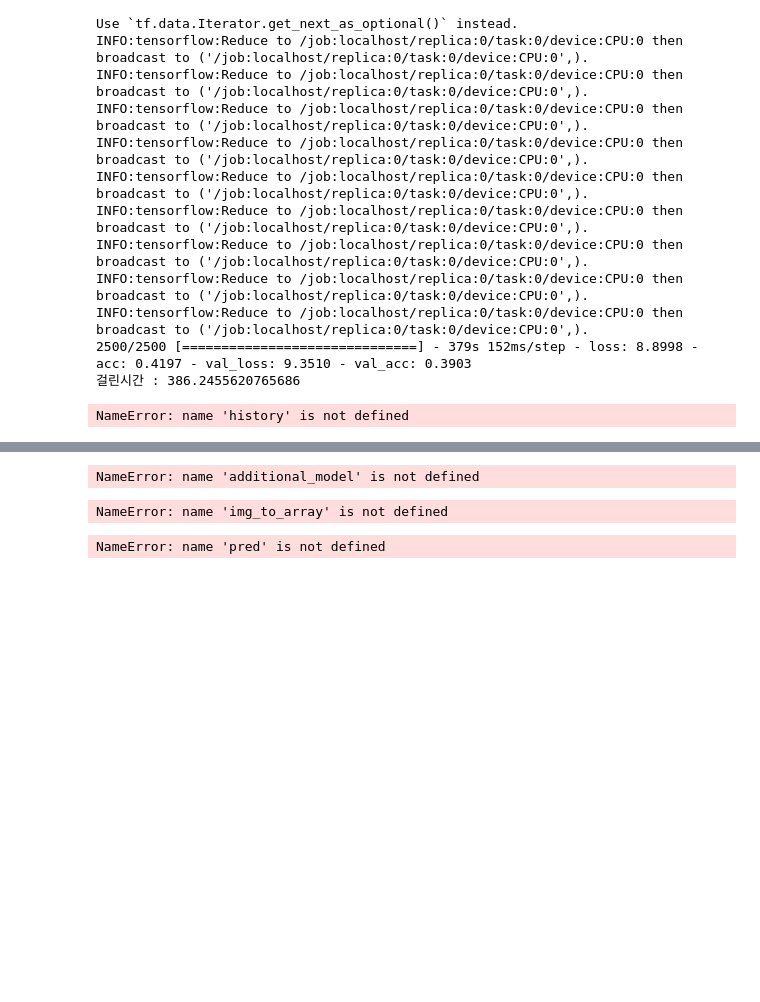
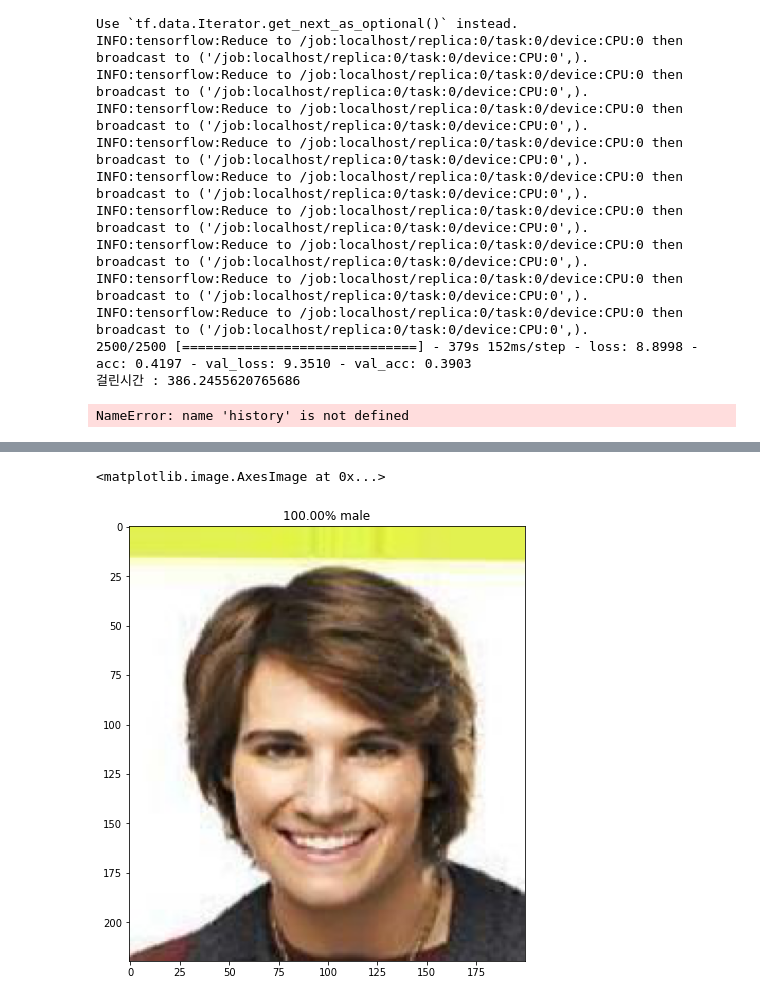
Before and after one commit to fishduke/ImageTraining, a Jupyter notebook: Check_gender/Densenet.ipynb, the cells around one changed output, grey strips where cells are left out. Saved outputs shown, nothing was run; the diff lists cells and outputs as text; code cells hidden in the pictures; blank space fills up the shorter version.

```diff
--- a/Check_gender/Densenet.ipynb
+++ b/Check_gender/Densenet.ipynb
@@ -125,23 +124,18 @@ NameError: name 'test_datagen' is not defined
 # %%
-output = additional_model.predict_generator(test_set, steps=1)
+output = additional_model.predict(test_set, steps=1)
-# %% [output]
-NameError: name 'additional_model' is not defined
 # %%
-test_img = img_to_array(load_img(os.path.join('./Dataset/Test', '160175.jpg'), target_size=(220,200)))
+test_img = img_to_array(load_img(os.path.join('/home/gpulab/Dev/ImageTraining/Check_gender/Dataset/Test', '172108.jpg'), target_size=(220,200)))
 
 test_input = preprocess_input(np.expand_dims(test_img.copy(), axis=0))
 
 pred = additional_model.predict(test_input)
 
 plt.figure(figsize=(8,8))
 if pred[0][1] > 0.9:
     plt.title('%.2f%% male' % (pred[0][1] * 100))
 else:
     plt.title('%.2f%% female' % (pred[0][0] * 100))
 plt.imshow(test_img.astype(np.uint8))
 # %% [output]
-NameError: name 'img_to_array' is not defined
+<matplotlib.image.AxesImage at 0x...>
+[figure, added]
-# %%
-pred[i]
-# %% [output]
-NameError: name 'pred' is not defined
```
Also changed, not shown: parts of 2 cells of this notebook.
